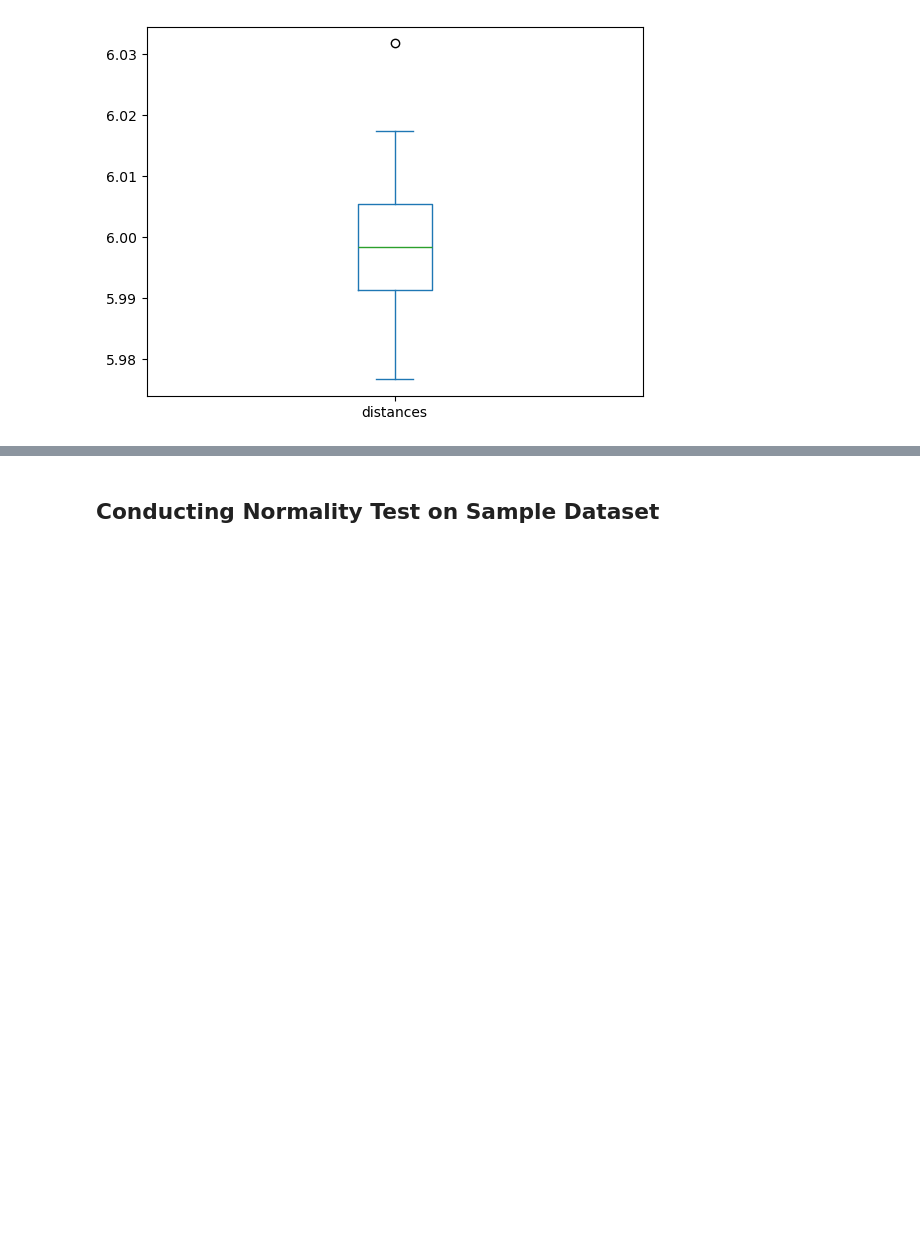
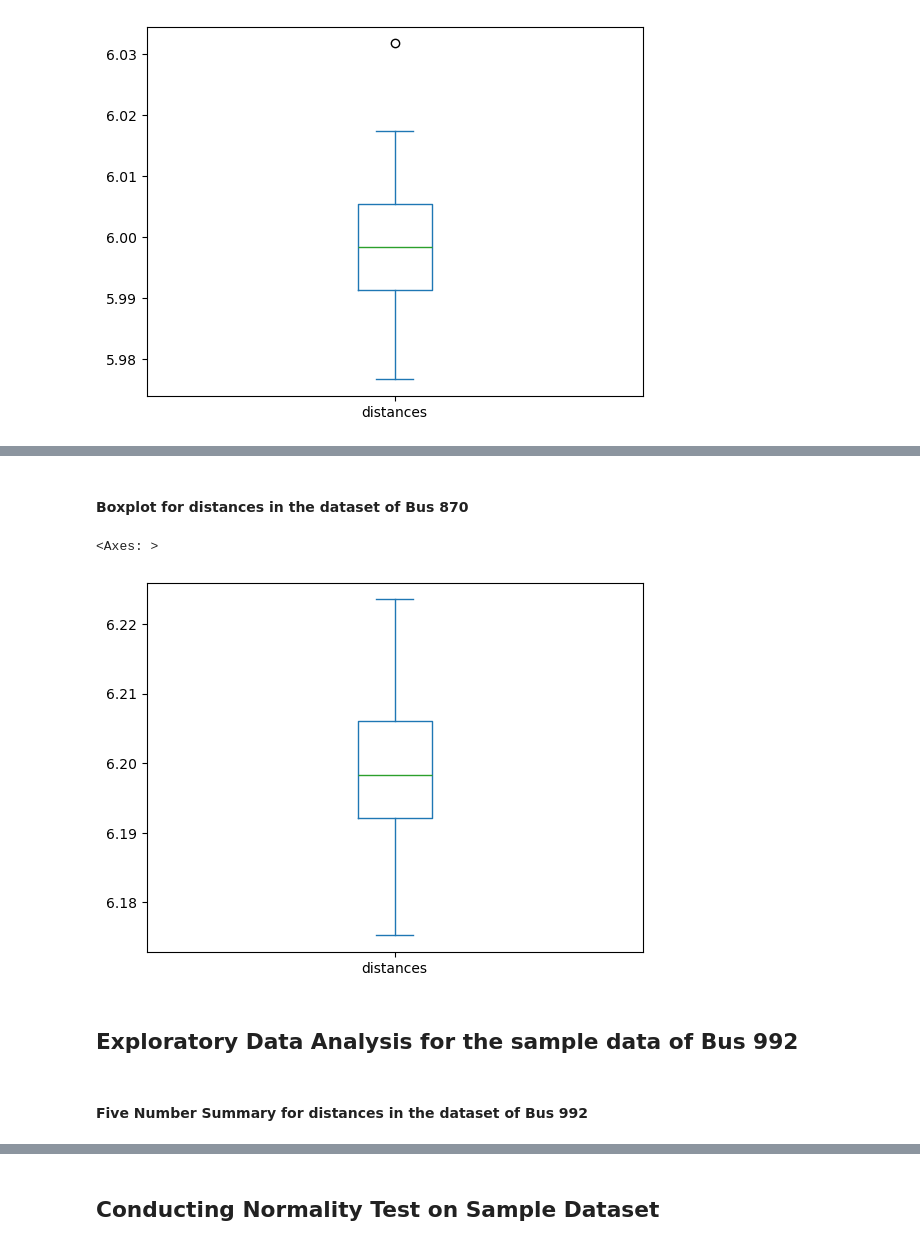
Before and after one commit to AngKokLeong/Bus-Data-Analysis, a Jupyter notebook: report.ipynb, the cells around one changed output, grey strips where cells are left out. Cells and saved outputs as stored; diff of their text form; code cells hidden in the pictures; blank space fills up the shorter version.

```diff
--- a/report.ipynb
+++ b/report.ipynb
@@ -159,0 +211,11 @@ bus_992_dataframe["distances"].plot(kind="box")
+# %% [markdown]
+#### Boxplot for distances in the dataset of Bus 870
+# %%
+sample_data_for_bus_870["distances"].plot(kind="box")
+# %% [output]
+<Axes: >
+[figure, added]
+# %% [markdown]
+## Exploratory Data Analysis for the sample data of Bus 992
+# %% [markdown]
+#### Five Number Summary for distances in the dataset of Bus 992
```
Also changed, not shown: parts of 46 cells of this notebook, 1 other file.
